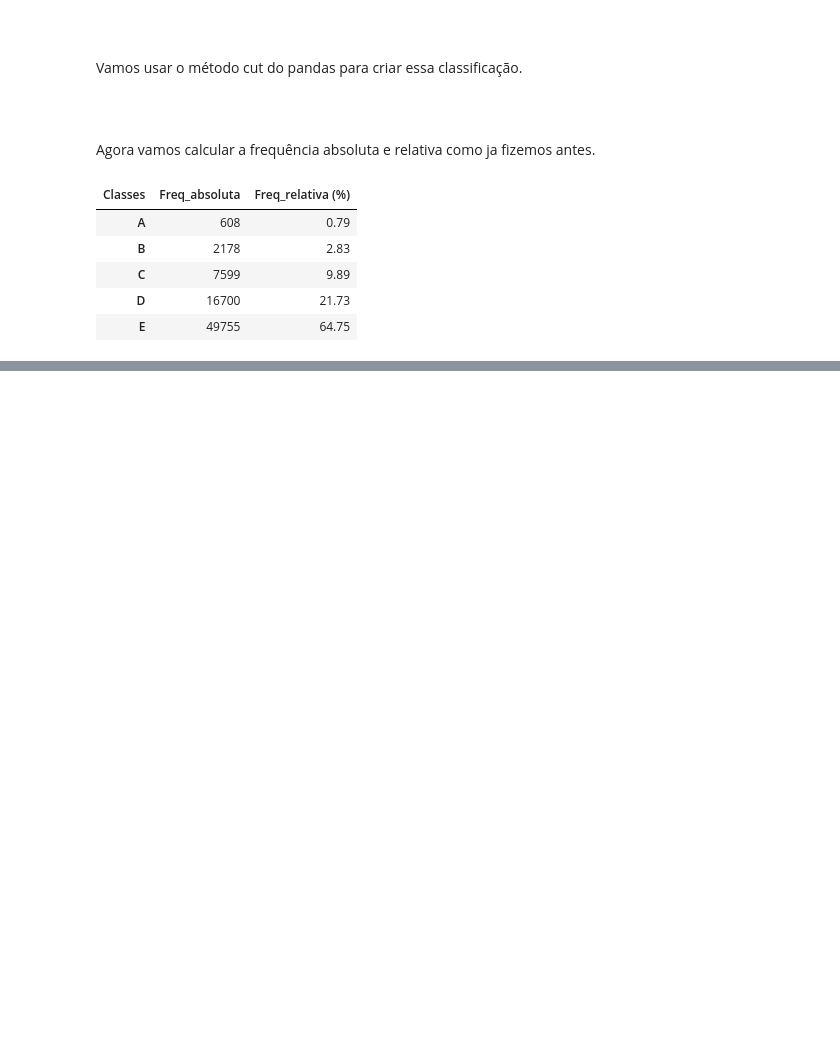
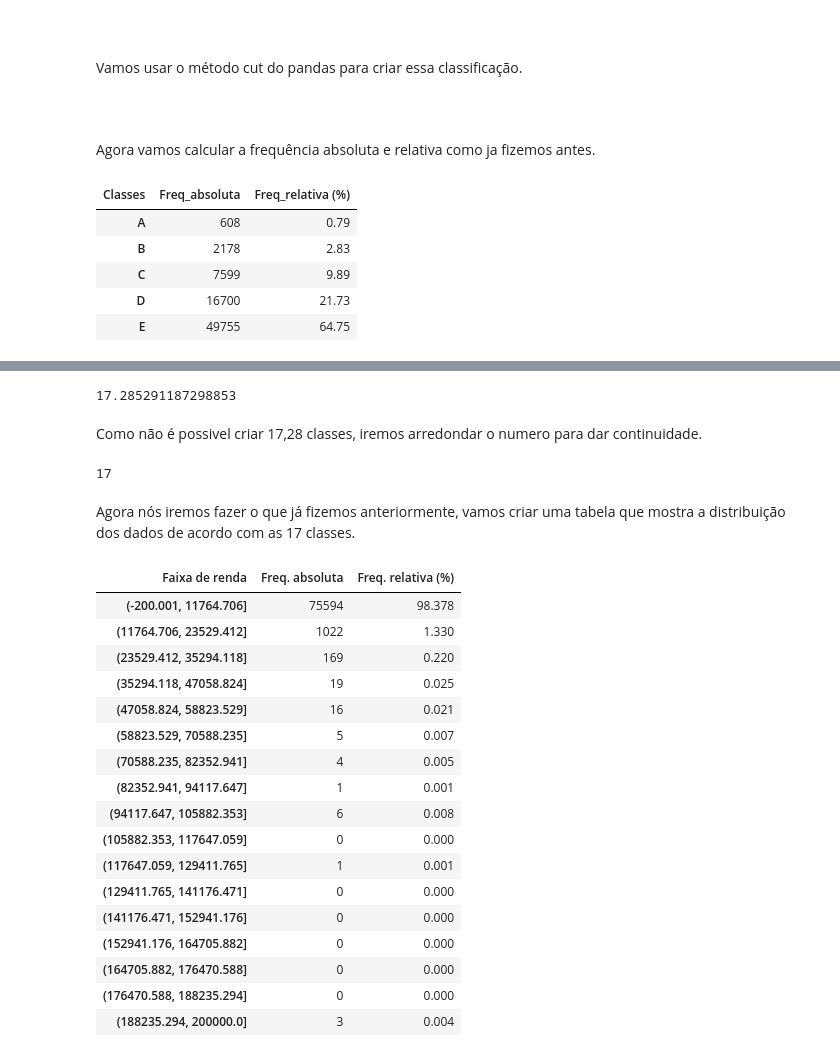
Before and after one commit to huanbarrosn/estudo_ds, a Jupyter notebook: matematica/estatistica-com-python-alura/frequencias-e-medidas.ipynb, the cells around one changed output, grey strips where cells are left out. Saved outputs shown, nothing was run; the diff lists cells and outputs as text; code cells hidden in the pictures; blank space fills up the shorter version.

```diff
--- a/matematica/estatistica-com-python-alura/frequencias-e-medidas.ipynb
+++ b/matematica/estatistica-com-python-alura/frequencias-e-medidas.ipynb
@@ -505,0 +519,59 @@ df_frequencias.sort_index(ascending=False)
+# %%
+# o n da formula seria a quantidade de valores que temos sobre uma variável, ou seja, a quantidade de linhas.
+n = df.shape[0]
+
+# construido o cálculo
+k = 1 + (10/3) * np.log10(n)
+
+k
+# %% [output]
+17.285291187298853
+# %% [markdown]
+Como não é possivel criar 17,28 classes, iremos arredondar o numero para dar continuidade.
+# %%
+k = int(k.round(0))
+k
+# %% [output]
+17
+# %% [markdown]
+Agora nós iremos fazer o que já fizemos anteriormente, vamos criar uma tabela que mostra a distribuição dos dados de acordo com as 17 classes.
+# %%
+# Criando a classificação
+clas = pd.cut(
+    x= df['Renda'], # a coluna que desejamos classificar
+    bins= k,        # a quantidade de classes
+    include_lowest= True  # por padrão esse método não contabiliza as linhas que tem o mesmo valor que o valor minimo
+                          # colocamos True para que o pandas passe a contabilizar essas linhas.
+)
+
+# Calculando a frequencia absoluta e relativa
+freq_absoluta = clas.value_counts(sort=False)
+freq_relativa = (clas.value_counts(sort=False, normalize=True) * 100).round(3)
+
+# Criando o dataframe para uma melhor visualização das informações
+df_frequencias = pd.DataFrame({'Freq. absoluta':freq_absoluta, 'Freq. relativa (%)':freq_relativa})
+
+# Adicionando um rotulo para a coluna de indices
+df_frequencias.rename_axis('Faixa de renda', axis='columns', inplace= True)
+
+# Mostrando o df
+df_frequencias
+# %% [output]
+| Faixa de renda | Freq. absoluta | Freq. relativa (%) |
+| (-200.001, 11764.706] | 75594 | 98.378 |
+| (11764.706, 23529.412] | 1022 | 1.330 |
+| (23529.412, 35294.118] | 169 | 0.220 |
+| (35294.118, 47058.824] | 19 | 0.025 |
+| (47058.824, 58823.529] | 16 | 0.021 |
+| (58823.529, 70588.235] | 5 | 0.007 |
+| (70588.235, 82352.941] | 4 | 0.005 |
+| (82352.941, 94117.647] | 1 | 0.001 |
+| (94117.647, 105882.353] | 6 | 0.008 |
+| (105882.353, 117647.059] | 0 | 0.000 |
+| (117647.059, 129411.765] | 1 | 0.001 |
+| (129411.765, 141176.471] | 0 | 0.000 |
+| (141176.471, 152941.176] | 0 | 0.000 |
+| (152941.176, 164705.882] | 0 | 0.000 |
+| (164705.882, 176470.588] | 0 | 0.000 |
+| (176470.588, 188235.294] | 0 | 0.000 |
+| (188235.294, 200000.0] | 3 | 0.004 |
```
Also changed, not shown: parts of 31 cells of this notebook.
